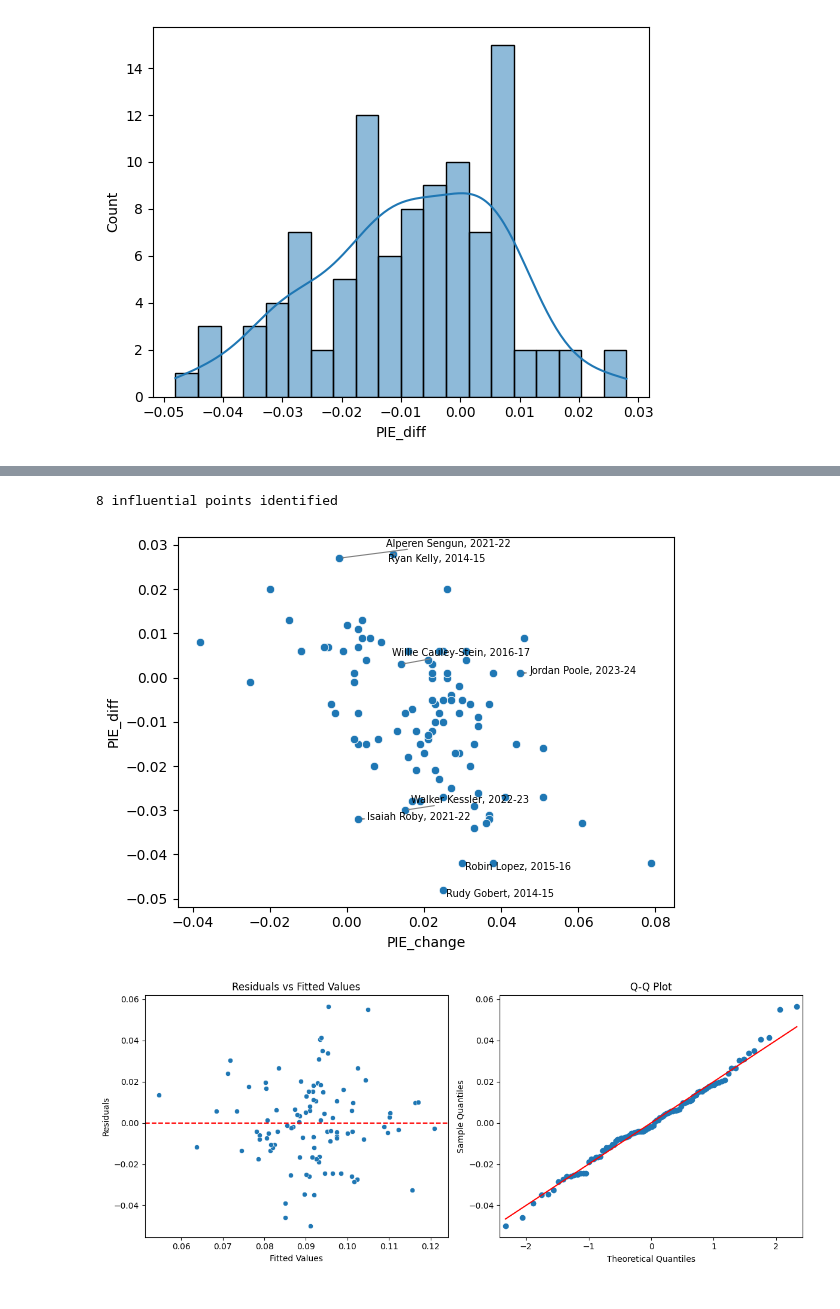
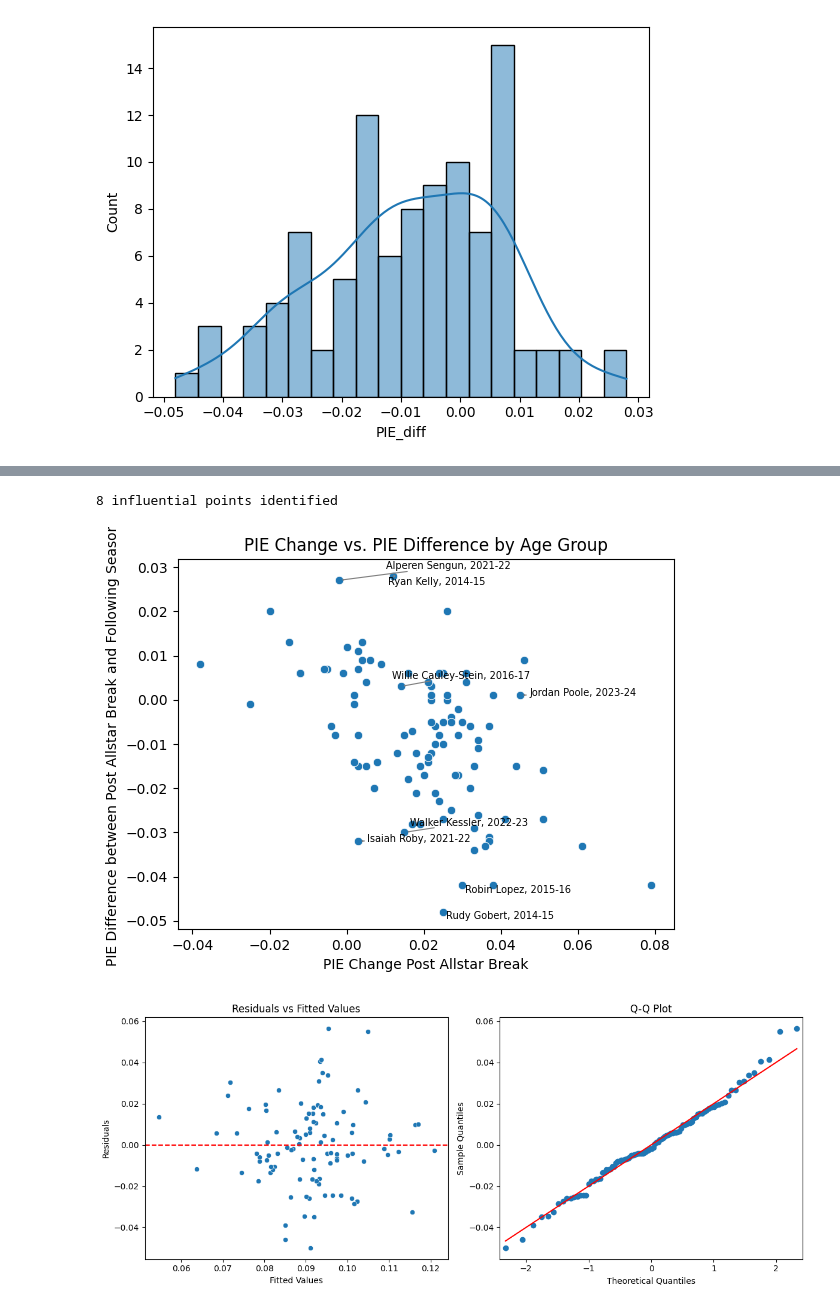
Before and after one commit to BigMikeZ/nba_breakout_analysis, a Jupyter notebook: scripts/02_modeling.ipynb, the cells around one changed output, grey strips where cells are left out. Saved outputs shown, nothing was run; the diff lists cells and outputs as text; code cells hidden in the pictures.

Commit message:
Add axis labels, title, and save outlier scatter plot

```diff
--- a/scripts/02_modeling.ipynb
+++ b/scripts/02_modeling.ipynb
@@ -199,28 +199,31 @@ strong multicollinearity or other numerical problems.
 # %%
 influence = diff_model.get_influence()
 cooks = influence.cooks_distance[0]
 all_candidates['cooks_d'] = cooks
 
 threshold = 4 / len(all_candidates)
 outliers = all_candidates[all_candidates['cooks_d'] > threshold]
 print(f"{len(outliers)} influential points identified")
 
 ax = sns.scatterplot(data=all_candidates, x='PIE_change', y='PIE_diff')
 
 texts = []
 for _, row in outliers.iterrows():
     texts.append(ax.text(
         row['PIE_change'], row['PIE_diff'],
         f"{row['PLAYER_NAME_post']}, {row['season']}",
         fontsize=7
     ))
 
 adjust_text(texts, ax=ax, arrowprops=dict(arrowstyle='->', color='grey', lw=0.8))
+plt.xlabel('PIE Change Post Allstar Break')
+plt.ylabel('PIE Difference between Post Allstar Break and Following Season')
+plt.title('PIE Change vs. PIE Difference by Age Group')
 plt.savefig('plots/outlier_scatter.png', dpi=150, bbox_inches='tight')
 plt.show()
 # %% [output]
 8 influential points identified
-[figure, old version]
+[figure, new version]
 # %%
 # Fit a secondary model
 following_model = smf.ols('PIE_following ~ PIE_change + AGE_post + C(POSITION_simplified)', data=all_candidates).fit()
```
Also changed, not shown: parts of 4 cells of this notebook, 1 other file.
